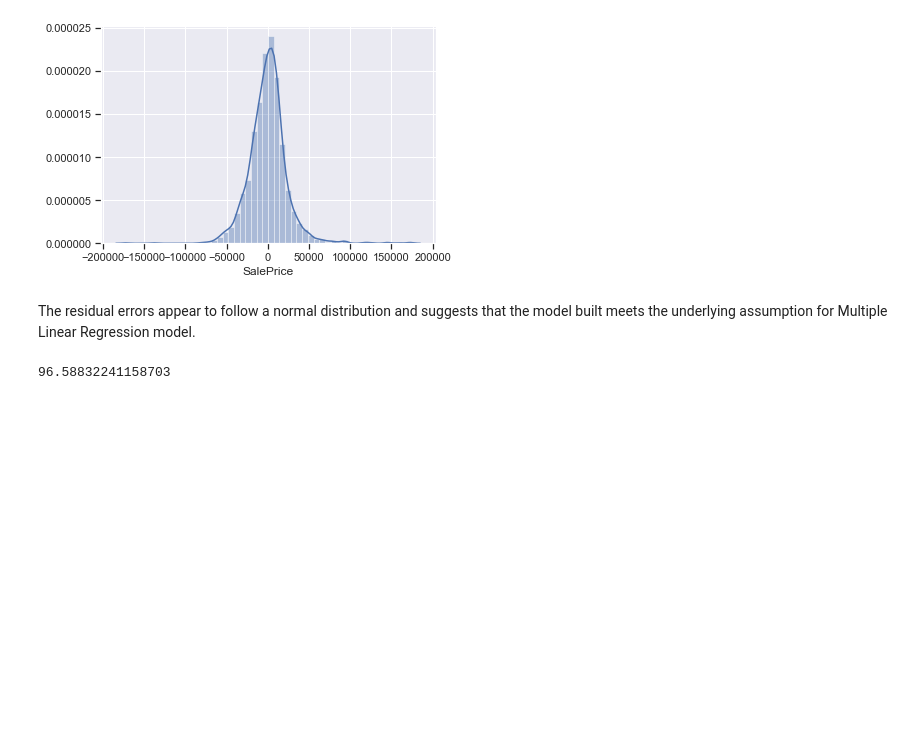
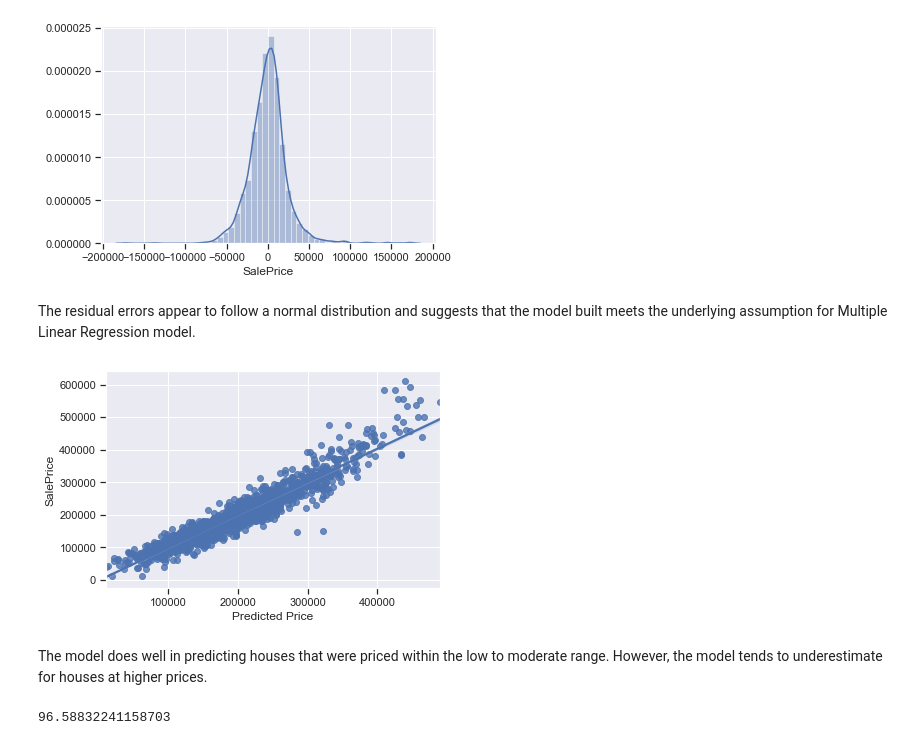
Before and after one commit to jocelynpok29/dsiprojects, a Jupyter notebook: project_2/code/Project 2- Sale Price of housing in Ames Iowa Housing dataset.ipynb, the cells around one changed output. Cells and saved outputs as stored; diff of their text form; code cells hidden in the pictures; blank space fills up the shorter version.

```diff
--- a/project_2/code/Project 2- Sale Price of housing in Ames Iowa Housing dataset.ipynb
+++ b/project_2/code/Project 2- Sale Price of housing in Ames Iowa Housing dataset.ipynb
@@ -1297,6 +1297,15 @@ sns.distplot(residuals)
 [figure]
 # %% [markdown]
 The residual errors appear to follow a normal distribution and suggests that the model built meets the underlying assumption for Multiple Linear Regression model.
+# %%
+final_features['Predicted Price'] = y_pred
+final_features['SalePrice'] = y_train
+# %%
+ax = sns.regplot(x="Predicted Price", y="SalePrice", data=final_features)
+# %% [output]
+[figure, added]
+# %% [markdown]
+The model does well in predicting houses that were priced within the low to moderate range. However, the model tends to underestimate for houses at higher prices.
 # %%
 #ridge
 
```
Also changed, not shown: parts of 7 cells of this notebook, 3 other files.
